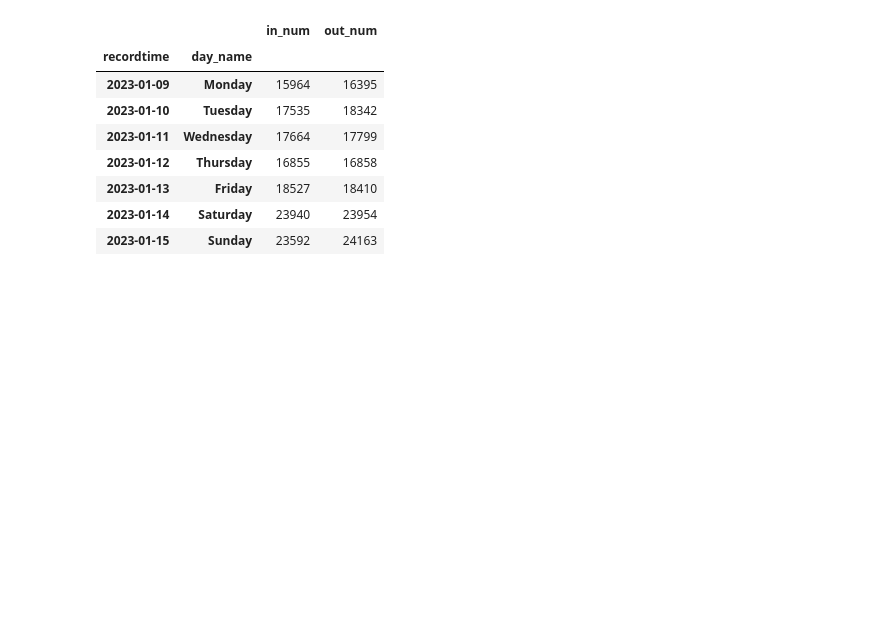
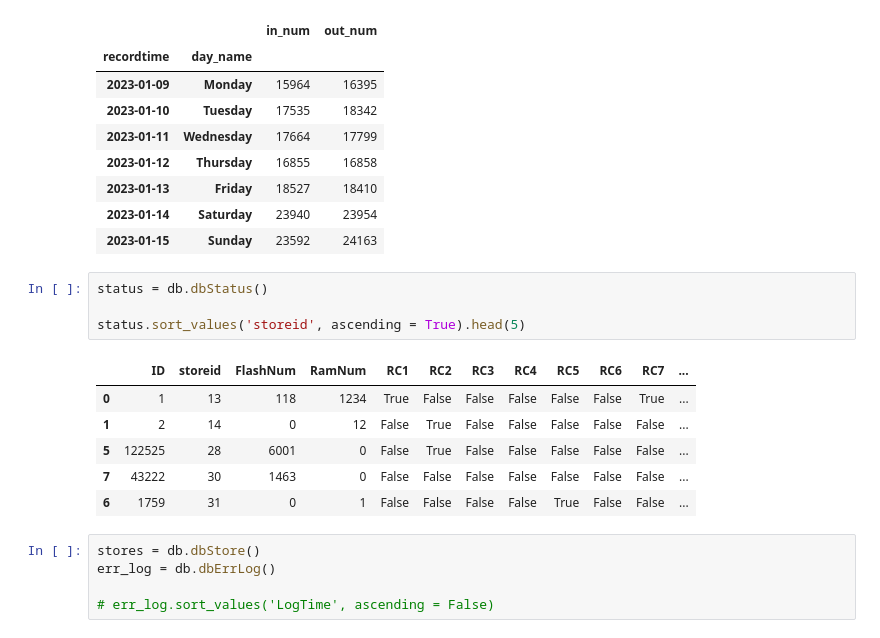
Before and after one commit to phongvu2010/Analytics-iCount-People, a Jupyter notebook: test.ipynb, the cells around one changed output. Cells and saved outputs as stored; diff of their text form; blank space fills up the shorter version.

```diff
--- a/test.ipynb
+++ b/test.ipynb
@@ -103,3 +103,19 @@ df_1
 | 2023-01-13 | Friday | 18527 | 18410 |
 | 2023-01-14 | Saturday | 23940 | 23954 |
 | 2023-01-15 | Sunday | 23592 | 24163 |
+# %%
+status = db.dbStatus()
+
+status.sort_values('storeid', ascending = True).head(5)
+# %% [output]
+|  | ID | storeid | FlashNum | RamNum | RC1 | RC2 | RC3 | RC4 | RC5 | RC6 | RC7 | ... |
+| 0 | 1 | 13 | 118 | 1234 | True | False | False | False | False | False | True | ... |
+| 1 | 2 | 14 | 0 | 12 | False | True | False | False | False | False | False | ... |
+| 5 | 122525 | 28 | 6001 | 0 | False | True | False | False | False | False | False | ... |
+| 7 | 43222 | 30 | 1463 | 0 | False | False | False | False | False | False | False | ... |
+| 6 | 1759 | 31 | 0 | 1 | False | False | False | False | True | False | False | ... |
+# %%
+stores = db.dbStore()
+err_log = db.dbErrLog()
+
+# err_log.sort_values('LogTime', ascending = False)
```
Also changed, not shown: parts of 4 cells of this notebook, 1 other file.
